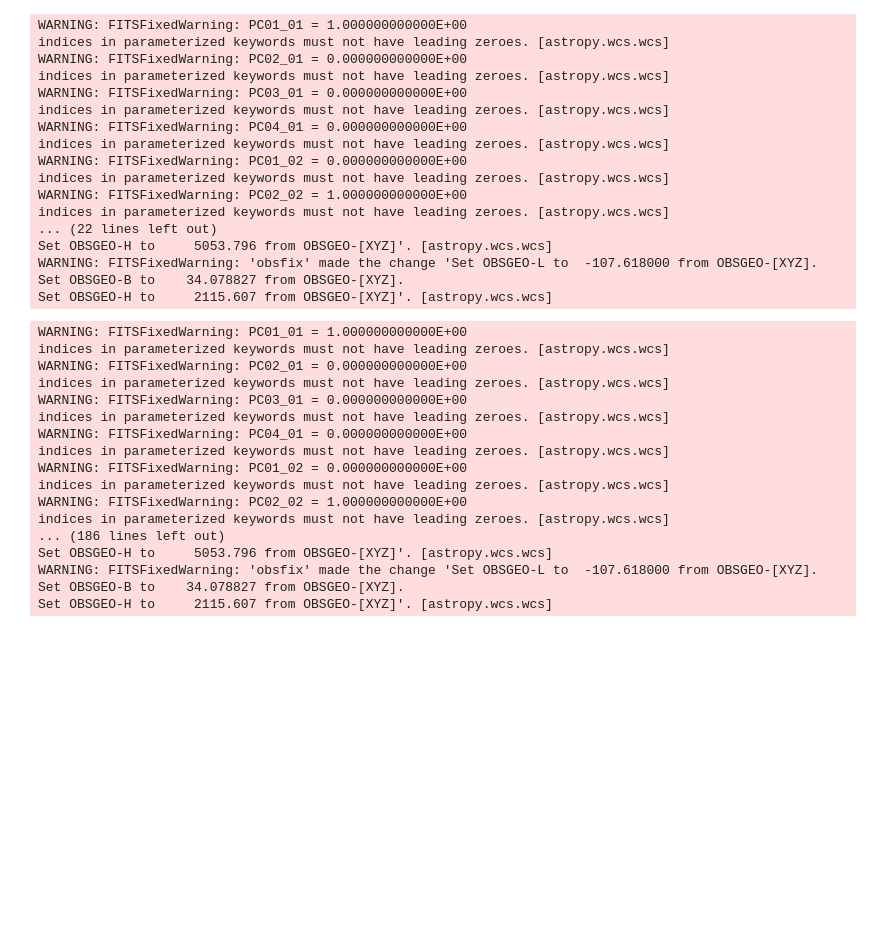
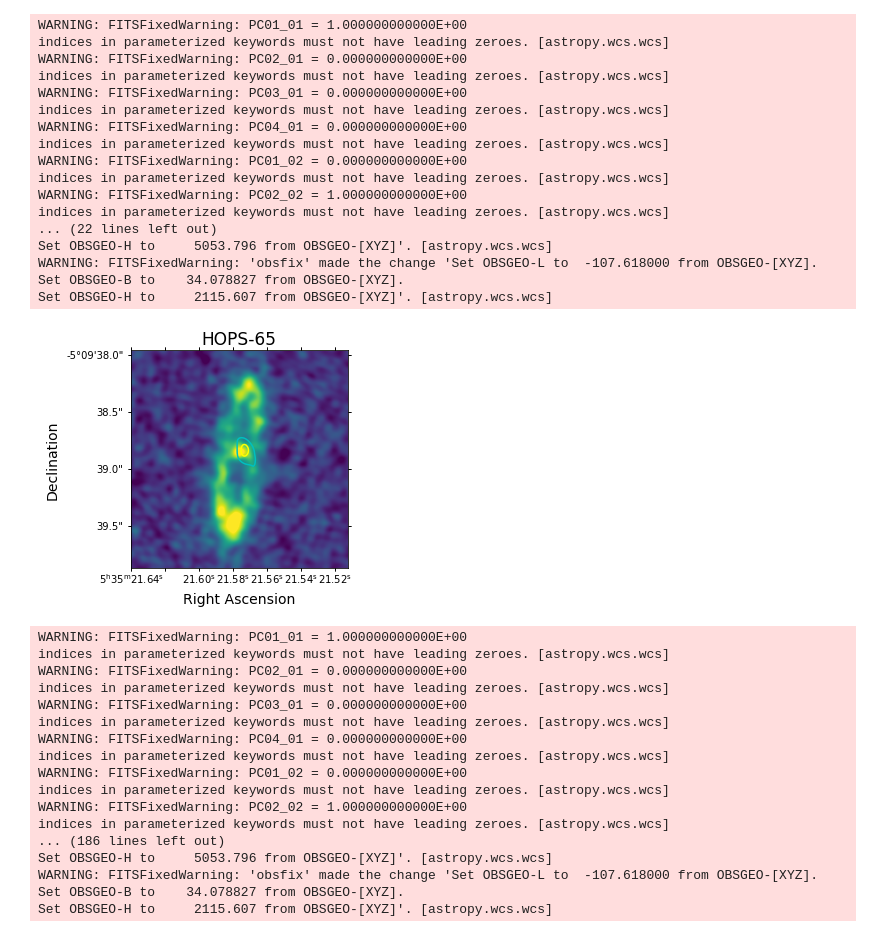
Before and after one commit to qifengcheng/planetary_disk, a Jupyter notebook: contours_for_all.ipynb, the cells around one changed output. Cells and saved outputs as stored; diff of their text form; code cells hidden in the pictures; blank space fills up the shorter version.

```diff
--- a/contours_for_all.ipynb
+++ b/contours_for_all.ipynb
@@ -68,7 +68,14 @@ def plot_contour(obj_name, axs, cutout_345s, cutout_33s, pixel_sizes, levs, vmin
             col = ['c', 'yellow', 'white']
         elif len(level) == 4:
             col = ['c', 'yellow', 'white', 'red']
+        lon = ax.coords[0]
+        lat = ax.coords[1]
+
+#         lon.set_ticks(number=5)
+        lon.set_ticklabel(exclude_overlapping=True)
+
         ax.imshow(cutout_345.data, vmin=vmi, vmax=vma, origin='lower')
+#         ax.set_xticks([int(pixel_size*0.25), int(pixel_size*0.5), int(pixel_size*0.75)]) # pixel location
         ax.contour(cutout_33.data, transform=ax.get_transform(cutout_33.wcs), \
                    levels=level, colors=col)
 
@@ -76,8 +83,9 @@ def plot_contour(obj_name, axs, cutout_345s, cutout_33s, pixel_sizes, levs, vmin
         ax.set_ylim(0, pixel_size)
         plt.title(f'{obj_name}', fontsize=17)
 
+
         if save_fig == True:
-            direc = 'pictures_contours_369levels'
+            direc = 'pictures_contours_teststicks'
             os.makedirs(direc, exist_ok=True)
             plt.savefig(os.path.join(direc, f'{obj_name}_contours_zoom_in.pdf'), bbox_inches='tight')
             plt.close()
@@ -118,7 +126,7 @@ x_345s = {'HH270MMS2': 490, 'HOPS-56': 1556,  'HOPS-65': 478, 'HOPS-124': 621, '
 y_345s = {'HH270MMS2': 549, 'HOPS-56': 942 ,  'HOPS-65': 490, 'HOPS-124':505 , 'HOPS-140': 1487, 'HOPS-157':490 , 'HOPS-163': 511 }
 
 #rms_VLAs = {'HH270MMS2': 9.07e-6, 'HOPS-56': 5.3e-6,  'HOPS-65': 2.4e-6, 'HOPS-124': 1.47e-5 , 'HOPS-140':4.96e-6 , 'HOPS-157':5.15e-6 , 'HOPS-163':5.11e-6  } #used before feb 2023
-rms_VLAs = {'HH270MMS2': 9.09e-6, 'HOPS-56': 5.02e-6,  'HOPS-65': 2.46e-6, 'HOPS-124': 1.0e-5 , 'HOPS-140':4.98e-6 , 'HOPS-157':4.96e-6 , 'HOPS-163':4.87e-6  }  #from "Flux from casa snap shot"
+rms_VLAs = {'HH270MMS2': 9.0872e-6, 'HOPS-56': 4.911e-6,  'HOPS-65': 2.463e-6, 'HOPS-124': 9.6748e-6 , 'HOPS-140':4.9803e-6 , 'HOPS-157':4.933e-6 , 'HOPS-163':4.875e-6  }  #from "Flux from casa snap shot"
 
 
 v_mins = {'HH270MMS2':-5e-6 , 'HOPS-56': -5e-4,  'HOPS-65': -5e-4, 'HOPS-124': -5e-4 , 'HOPS-140':-5e-5 , 'HOPS-157':-5e-5 , 'HOPS-163': -5e-5 }
@@ -126,4 +134,4 @@ v_maxs = {'HH270MMS2':15e-3 , 'HOPS-56': 6e-3,  'HOPS-65': 3e-3 , 'HOPS-124':5e-
 
 
 # n_levels = {'HH270MMS2': [3,6,9] , 'HOPS-56':[3,6,9] ,  'HOPS-65': [3,5,7], 'HOPS-124':[6,12,18,24] , 'HOPS-140':[3,4,5] , 'HOPS-157':[3,6,9] , 'HOPS-163': [3,4,5] }
-n_levels = {'HH270MMS2': [3,6,9] , 'HOPS-56':[3,6,9] ,  'HOPS-65': [3,6,9], 'HOPS-124':[3,6,9,12] , 'HOPS-140':[3,6,9] , 'HOPS-157':[3,6,9] , 'HOPS-163': [3,6,9] }
+n_levels = {'HH270MMS2': [3,6,9] , 'HOPS-56':[3,6,9] ,  'HOPS-65': [3,6,9], 'HOPS-124':list(np.geomspace(3,0.8*0.000570296/9.6748e-6, 4)) , 'HOPS-140':[3,6,9] , 'HOPS-157':[3,6,9] , 'HOPS-163': [3,6,9] }
@@ -130,5 +255,5 @@ n_levels = {'HH270MMS2': [3,6,9] , 'HOPS-56':[3,6,9] ,  'HOPS-65': [3,6,9], 'HOP
 # %%
-tested_obj = 'HOPS-124'
+tested_obj = 'HOPS-65'
 
 # parameter preparation for test objects
 filename_345 = [f'data/{tested_obj}_345GHz.fits']
@@ -140,34 +265,35 @@ y_345 = [y_345s[tested_obj]]
 v_min = [v_mins[tested_obj]]
 v_max = [v_maxs[tested_obj]]
 rms_33 = [rms_VLAs[tested_obj]]
 level = find_levels(rms_33, [np.array(n_levels[tested_obj])])
 
 
 # get cutout and plot contour
 cutout_345, cutout_33 = find_cutout(filename_345s=filename_345, filename_33s=filename_33, size_345s=size_345,
                                     x_345s=x_345, y_345s=y_345)
 axs = gen_axis(cutout_345)
-plot_contour(tested_obj, axs, cutout_345, cutout_33, pixel_sizes=size_345, levs=level, vmins=v_min, vmaxs=v_max, save_fig=True)
+plot_contour(tested_obj, axs, cutout_345, cutout_33, pixel_sizes=size_345, levs=level, vmins=v_min, vmaxs=v_max, save_fig=False)
 
 # plot_disk(True)
 # %% [output]
 WARNING: FITSFixedWarning: PC01_01 = 1.000000000000E+00
 indices in parameterized keywords must not have leading zeroes. [astropy.wcs.wcs]
 WARNING: FITSFixedWarning: PC02_01 = 0.000000000000E+00
 indices in parameterized keywords must not have leading zeroes. [astropy.wcs.wcs]
 WARNING: FITSFixedWarning: PC03_01 = 0.000000000000E+00
 indices in parameterized keywords must not have leading zeroes. [astropy.wcs.wcs]
 WARNING: FITSFixedWarning: PC04_01 = 0.000000000000E+00
 indices in parameterized keywords must not have leading zeroes. [astropy.wcs.wcs]
 WARNING: FITSFixedWarning: PC01_02 = 0.000000000000E+00
 indices in parameterized keywords must not have leading zeroes. [astropy.wcs.wcs]
 WARNING: FITSFixedWarning: PC02_02 = 1.000000000000E+00
 indices in parameterized keywords must not have leading zeroes. [astropy.wcs.wcs]
 ... (22 lines left out)
 Set OBSGEO-H to     5053.796 from OBSGEO-[XYZ]'. [astropy.wcs.wcs]
 WARNING: FITSFixedWarning: 'obsfix' made the change 'Set OBSGEO-L to  -107.618000 from OBSGEO-[XYZ].
 Set OBSGEO-B to    34.078827 from OBSGEO-[XYZ].
 Set OBSGEO-H to     2115.607 from OBSGEO-[XYZ]'. [astropy.wcs.wcs]
+[figure, added]
 # %%
 # save plot for all disks
 tested_objs = ['HH270MMS2','HOPS-56',  'HOPS-65', 'HOPS-124', 'HOPS-140', 'HOPS-157', 'HOPS-163']
```
Also changed, not shown: parts of 3 cells of this notebook.
